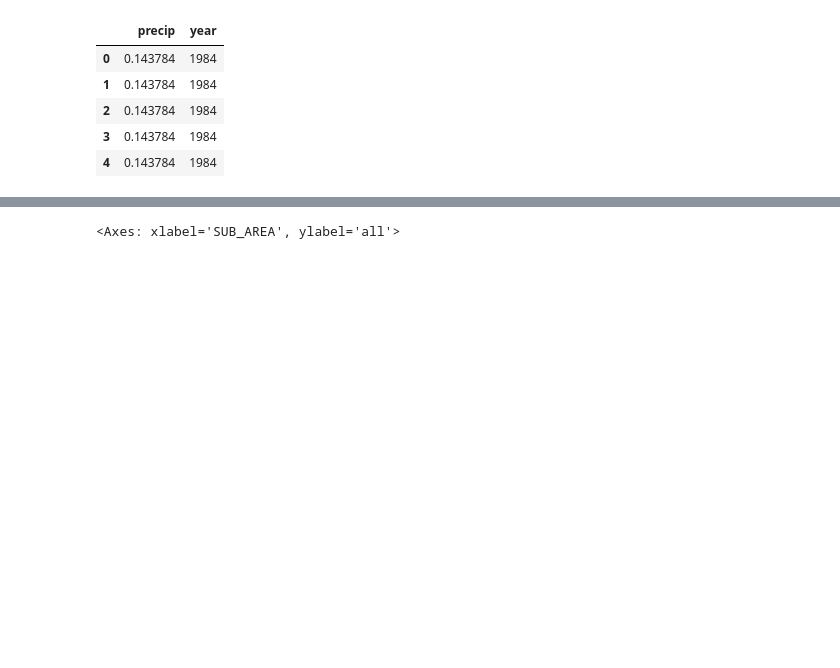
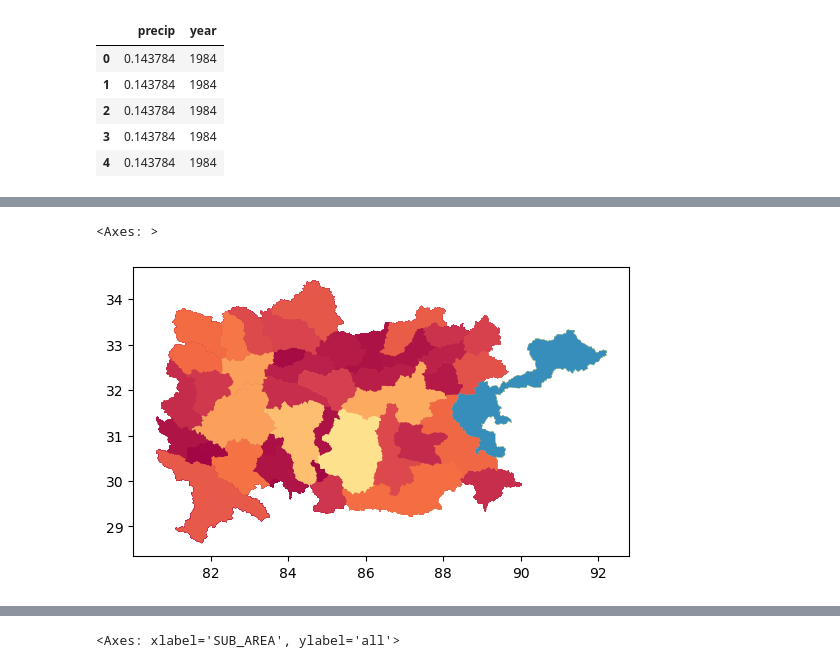
Before and after one commit to 4DModeller/tblakes, a Jupyter notebook: precip_v_lake.ipynb, the cells around one changed output, grey strips where cells are left out. Saved outputs shown, nothing was run; the diff lists cells and outputs as text; code cells hidden in the pictures; blank space fills up the shorter version.

```diff
--- a/precip_v_lake.ipynb
+++ b/precip_v_lake.ipynb
@@ -89,7 +100,10 @@ FileNotFoundError: [Errno 2] No such file or directory: 'data/gsw_reduced/lake_d
 # %%
 df = final_data_set.merge(lake_df, on=['HYBAS_ID', 'year'])
 # %%
-df.plot('precip', cmap='Spectral')
+df.plot('water_balance_m3', cmap='Spectral')
+# %% [output]
+<Axes: >
+[figure, added]
 # %%
 ax = df.plot.scatter('precip', 'growth_ratio', c='centroid_lat')
 ax.set_ylim(-0.001, 0.005)
```
Also changed, not shown: parts of 12 cells of this notebook, 1 other file.
